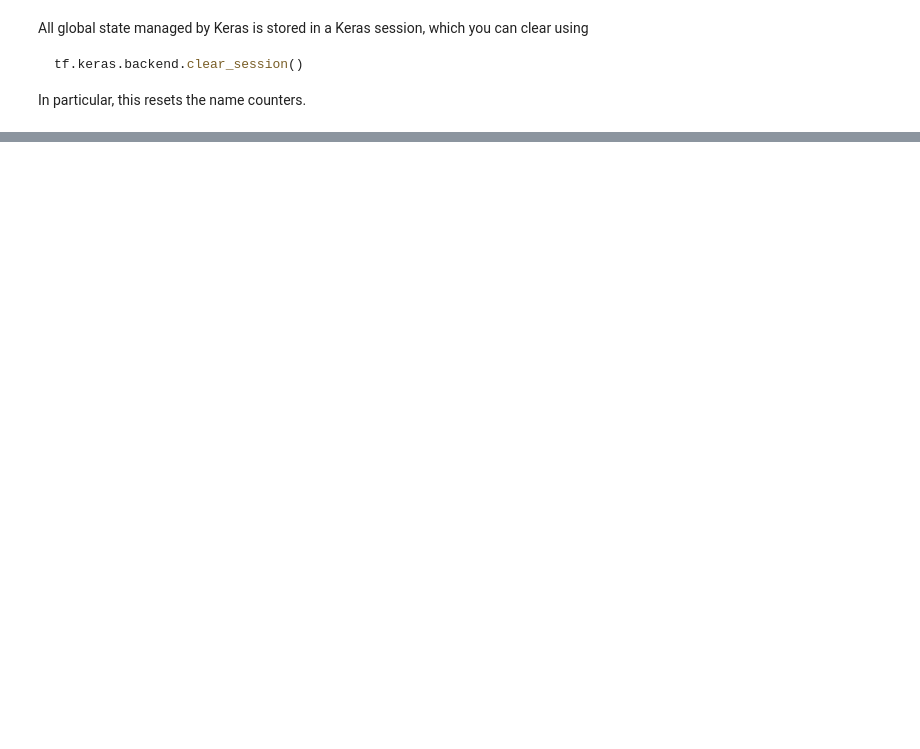
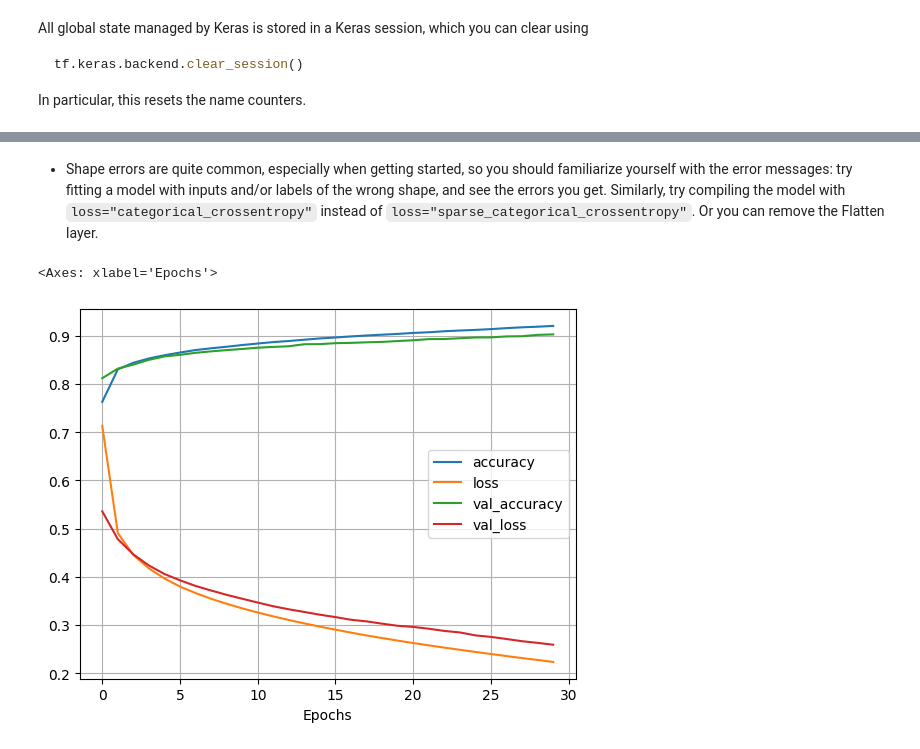
Before and after one commit to ye-wen-zi/py-machine-learning, a Jupyter notebook: ann.ipynb, the cells around one changed output, grey strips where cells are left out. Drawn from its saved outputs; the diff is of its cells as text; code cells hidden in the pictures; blank space fills up the shorter version.

```diff
--- a/ann.ipynb
+++ b/ann.ipynb
@@ -102,7 +102,7 @@ import tensorflow as tf
 # %%
 fashion_mnist = tf.keras.datasets.fashion_mnist.load_data()
 # %%
-(X_train, y_train), (x_test, y_test) = fashion_mnist
+(X_train, y_train), (X_test, y_test) = fashion_mnist
 
 num_instances_val = 5000
 X_train, y_train = X_train[:-num_instances_val], y_train[:-num_instances_val]
@@ -187,0 +192,6 @@ In particular, this resets the name counters.
+# %%
+model.compile(
+    loss='sparse_categorical_crossentropy',
+    optimizer='sgd',
+    metrics=['accuracy']
+)
@@ -187,0 +217,2 @@ In particular, this resets the name counters.
+# %%
+history = model.fit(X_train, y_train, epochs=30, validation_data=(X_val, y_val))
@@ -187,0 +237,8 @@ In particular, this resets the name counters.
+# %% [markdown]
+* Shape errors are quite common, especially when getting started,
+so you should familiarize yourself with the error messages:
+try fitting a model with inputs and/or labels of the wrong
+shape, and see the errors you get. Similarly, try compiling
+the model with `loss="categorical_crossentropy"` instead of
+`loss="sparse_categorical_crossentropy"`. Or you can remove
+the Flatten layer.
@@ -187,0 +247,5 @@ In particular, this resets the name counters.
+# %%
+pd.DataFrame(history.history).plot(grid=True, xlabel='Epochs')
+# %% [output]
+<Axes: xlabel='Epochs'>
+[figure, added]
```
Also changed, not shown: parts of 28 cells of this notebook.
